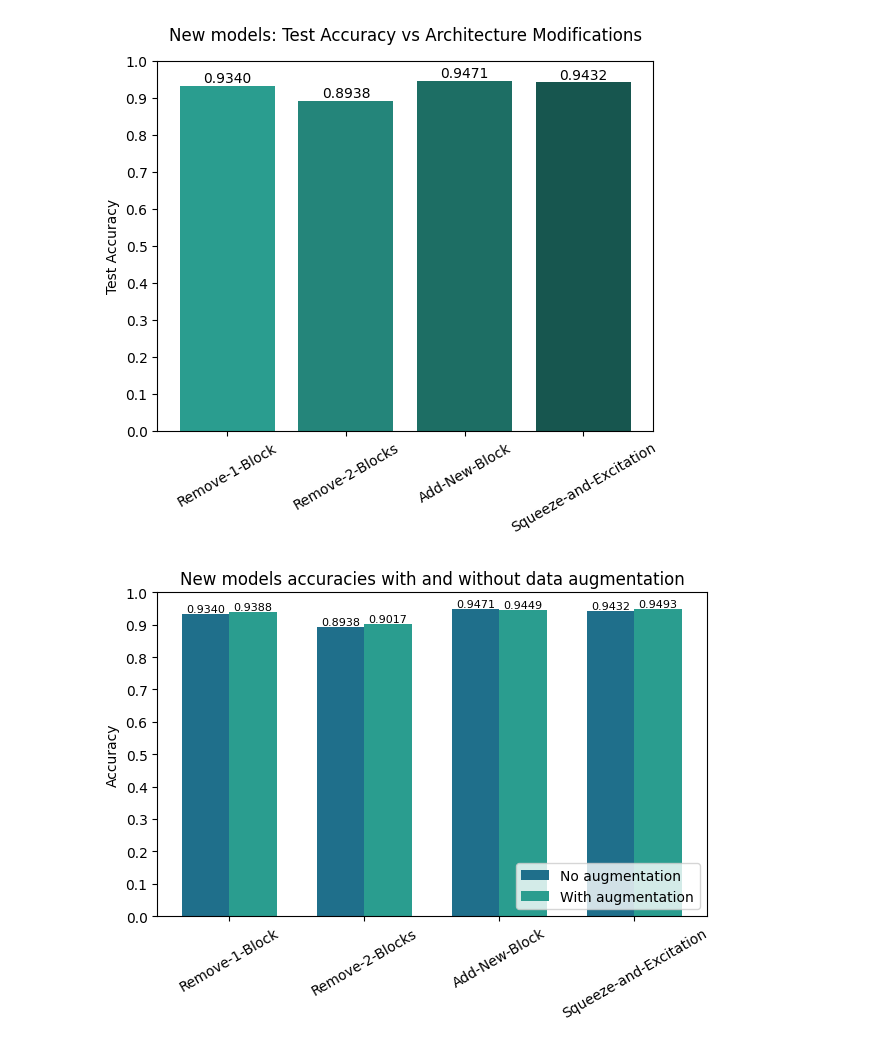
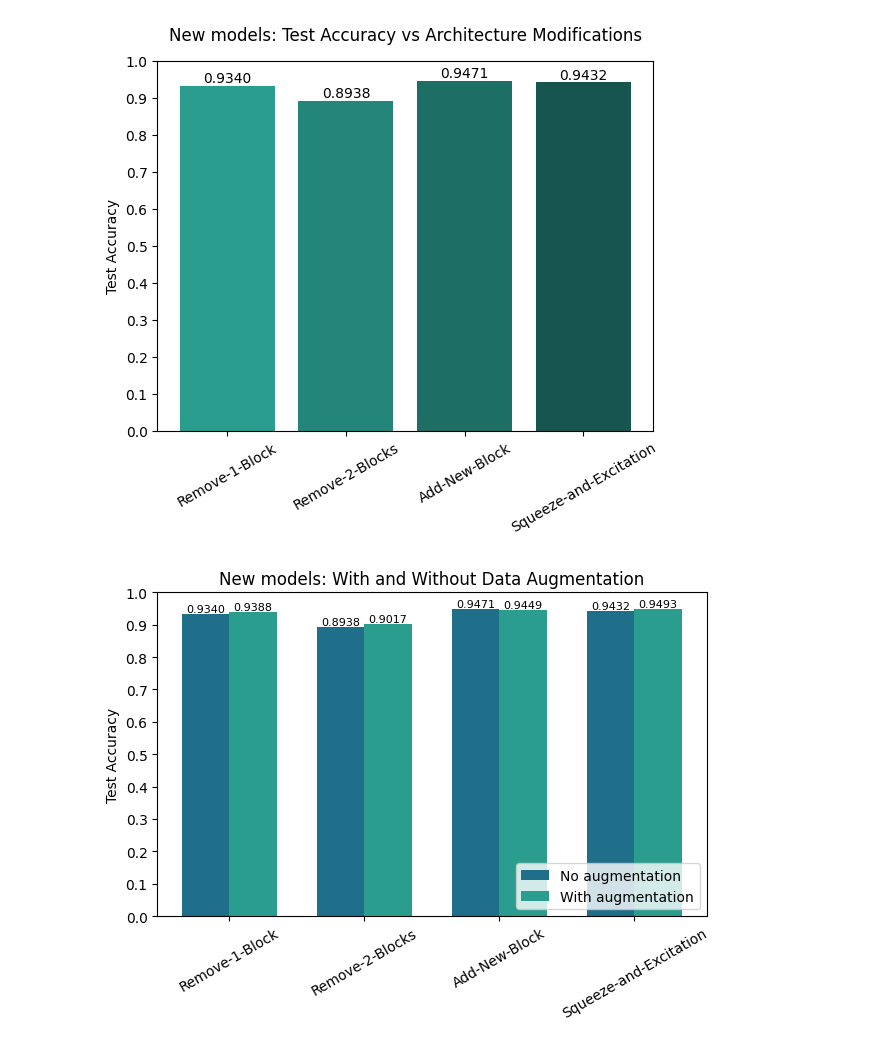
Before and after one commit to MCV-C3/project-team-6, a Jupyter notebook: Week3/report/plot_report.ipynb, the cells around one changed output. Saved outputs shown, nothing was run; the diff lists cells and outputs as text; code cells hidden in the pictures.

Commit message:
Change in plot name

```diff
--- a/Week3/report/plot_report.ipynb
+++ b/Week3/report/plot_report.ipynb
@@ -72,32 +72,32 @@ plt.show()
 # %%
 names = ["Remove-1-Block", "Remove-2-Blocks", "Add-New-Block", "Squeeze-and-Excitation"]
 accuracies_no_WDA = []
 accuracies_WDA = []
 
 for name in names:
     accuracies_no_WDA.append(df[name + " Unfreezed - test_accuracy"].max())
     accuracies_WDA.append(df[name + " Unfreezed WDA - test_accuracy"].max())
 
 
 x = np.arange(len(names))   # label locations
 width = 0.35                 # width of the bars
 
 plt.figure()
 bars1 = plt.bar(x - width/2, accuracies_no_WDA, width, label="No augmentation", color="#1f6f8b")
 bars2= plt.bar(x + width/2, accuracies_WDA, width, label="With augmentation", color="#2a9d8f")
 plt.bar_label(bars1, fmt='%.4f', padding=0, fontsize=8)
 plt.bar_label(bars2, fmt='%.4f', padding=0, fontsize=8)
 
 # plt.xlabel("Model")
 plt.xticks(rotation=30)
 plt.ylabel("Test Accuracy")
-plt.title("New models: with and without data augmentation")
+plt.title("New models: With and Without Data Augmentation")
 plt.xticks(x, names)
 plt.legend(loc="lower right")
 
 plt.yticks([0, 0.1, 0.2, 0.3, 0.4, 0.5, 0.6, 0.7, 0.8, 0.9, 1])
 
 plt.tight_layout()
 plt.show()
 # %% [output]
-[figure, old version]
+[figure, new version]
```
